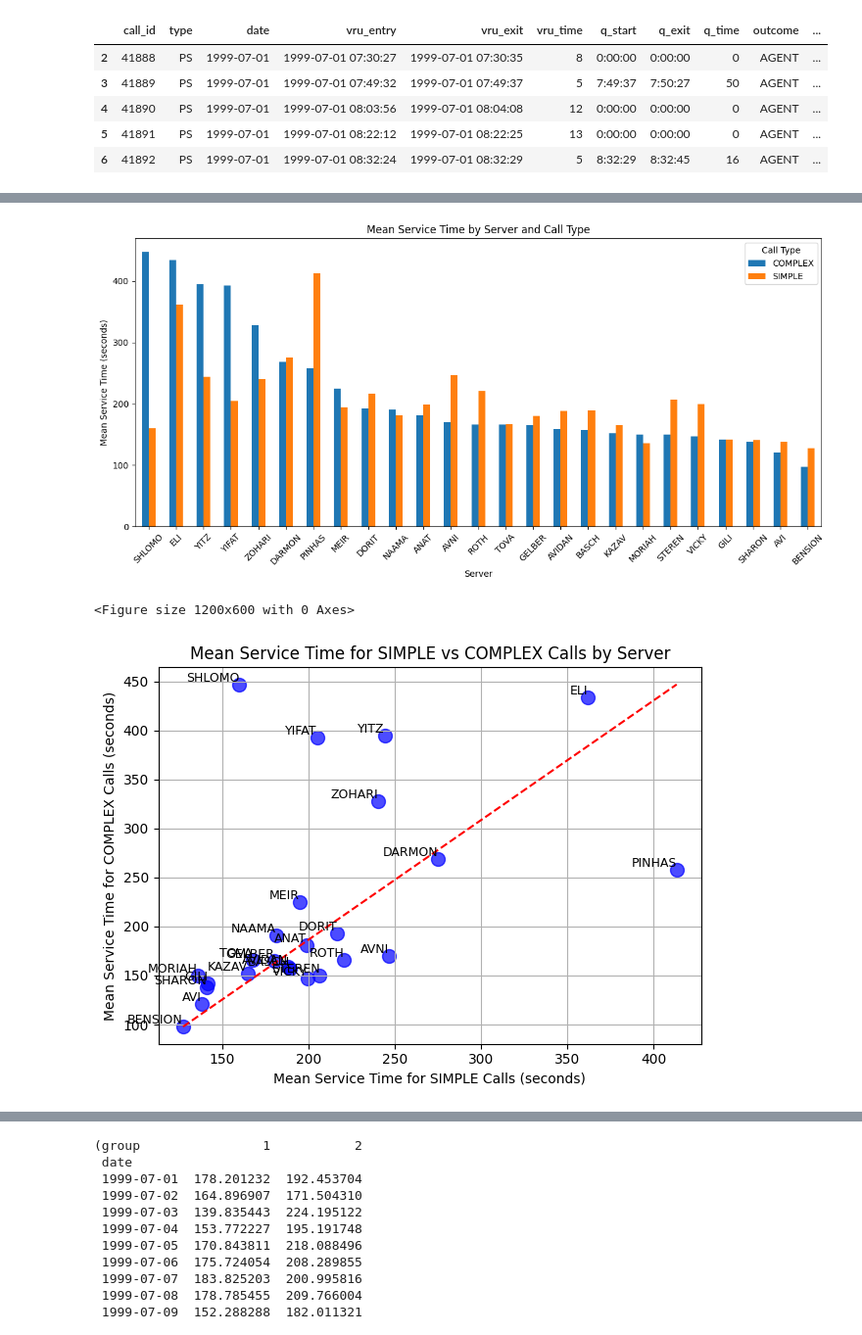
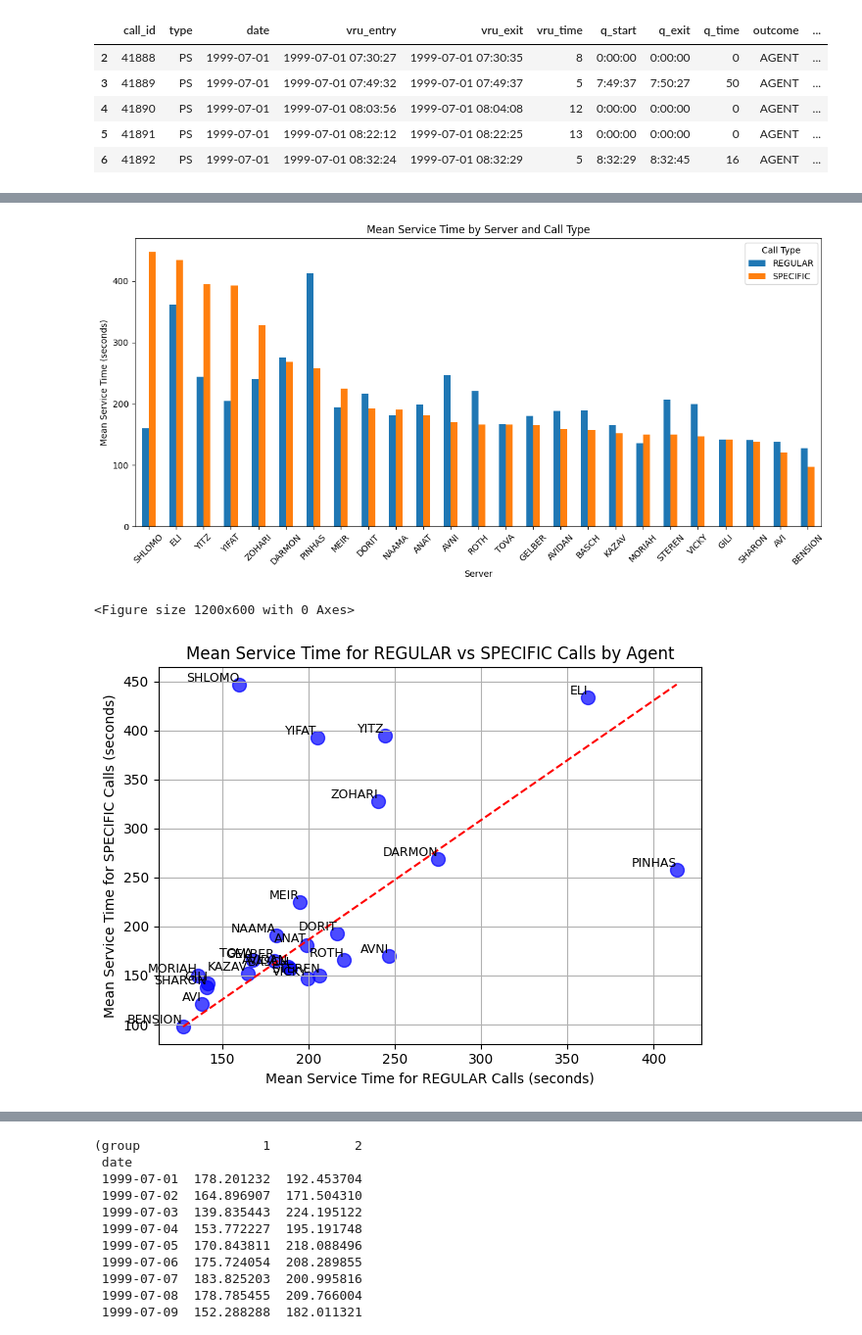
Before and after one commit to ifboelhasrin/MDSProj_CallCentre, a Jupyter notebook: 20250730 AnonBank_Dataset_meeting.ipynb, the cells around one changed output, grey strips where cells are left out. Shown at 98% size. Cells and saved outputs as stored; diff of their text form; code cells hidden in the pictures.

```diff
--- a/20250730 AnonBank_Dataset_meeting.ipynb
+++ b/20250730 AnonBank_Dataset_meeting.ipynb
@@ -358,6 +391,0 @@ I think 7 hours of service is excessive and unrealistic, lets drop it
-# %%
-# Locate the top longest service time
-longest_service_times = cc_df.loc[cc_df['ser_time'].idxmax()]
-
-# Drop the call with the longest service time
-cc_df = cc_df.drop(longest_service_times.name)
@@ -363,0 +394,10 @@ cc_df = cc_df.drop(longest_service_times.name)
+# %%
+# Remove one call with excessive service time
+cc_df = cc_df[cc_df['ser_time'] < 20000]
+
+# Re-group after filtering
+cc_df_grouped = cc_df.groupby('type')
+
+# Check again
+longest_service_times = cc_df.loc[cc_df_grouped['ser_time'].idxmax()]
+longest_service_times
@@ -421,9 +469,9 @@ def ks_test_distributions_df(data):
     return df
 # %%
 # Group the other call into one against 'PS'
-# Because 'PS' is general query, we will call it 'SIMPLE'
+# Because 'PS' is general query, we will call it 'REGULAR'
 cc_type_df = cc_df.copy()
-cc_type_df['type_group'] = cc_type_df['type'].apply(lambda x: 'SIMPLE' if x == 'PS' else 'COMPLEX')
+cc_type_df['type_group'] = cc_type_df['type'].apply(lambda x: 'REGULAR' if x == 'PS' else 'SPECIFIC')
 
 # Display the first few rows of the grouped DataFrame
 cc_type_df.head()
@@ -475,39 +523,39 @@ mean_ser_time
 # %%
 # Plot the mean service times for each server and call type
 # Order by highest mean service time
-mean_ser_time = mean_ser_time.sort_values(by='COMPLEX', ascending=False)
+mean_ser_time = mean_ser_time.sort_values(by='SPECIFIC', ascending=False)
 plt.figure(figsize=(12, 6))
 mean_ser_time.plot(kind='bar', color=['#1f77b4', '#ff7f0e'], ax=plt.gca())
 plt.xlabel('Server')
 plt.ylabel('Mean Service Time (seconds)')
 plt.title('Mean Service Time by Server and Call Type')
 plt.legend(title='Call Type')
 plt.xticks(rotation=45)
 plt.tight_layout()
 plt.show()
 # %% [output]
-[figure, old version]
+[figure, new version]
 # %%
 # Define the diagonal
-simple_min = mean_ser_time['SIMPLE'].min()
-simple_max = mean_ser_time['SIMPLE'].max()
-complex_min = mean_ser_time['COMPLEX'].min()
-complex_max = mean_ser_time['COMPLEX'].max()
+regular_min = mean_ser_time['REGULAR'].min()
+regular_max = mean_ser_time['REGULAR'].max()
+specific_min = mean_ser_time['SPECIFIC'].min()
+specific_max = mean_ser_time['SPECIFIC'].max()
 
 # Create scatterplot of mean service times for each server and call type
 plt.figure(figsize=(12, 6))
-mean_ser_time.plot(kind='scatter', x='SIMPLE', y='COMPLEX', color='blue', s=100, alpha=0.7)
-plt.xlabel('Mean Service Time for SIMPLE Calls (seconds)')
-plt.ylabel('Mean Service Time for COMPLEX Calls (seconds)')
-plt.title('Mean Service Time for SIMPLE vs COMPLEX Calls by Server')
+mean_ser_time.plot(kind='scatter', x='REGULAR', y='SPECIFIC', color='blue', s=100, alpha=0.7)
+plt.xlabel('Mean Service Time for REGULAR Calls (seconds)')
+plt.ylabel('Mean Service Time for SPECIFIC Calls (seconds)')
+plt.title('Mean Service Time for REGULAR vs SPECIFIC Calls by Agent')
 # Add middle line (y = x)
-plt.plot([simple_min, simple_max],
-         [complex_min, complex_max],
+plt.plot([regular_min, regular_max],
+         [specific_min, specific_max],
          'r--', label='Mean service time')
 
 # Label the dots with server names
 for server, row in mean_ser_time.iterrows():
-    plt.text(row['SIMPLE'], row['COMPLEX'], server, fontsize=9, ha='right', va='bottom')
+    plt.text(row['REGULAR'], row['SPECIFIC'], server, fontsize=9, ha='right', va='bottom')
 
 # plt.legend()
 plt.grid(True)
@@ -515,6 +563,6 @@ plt.tight_layout()
 plt.show()
 # %% [output]
 <Figure size 1200x600 with 0 Axes>
-[figure, old version]
+[figure, new version]
 # %%
 # Slope and intercept of the diagonal
```
Also changed, not shown: parts of 83 cells of this notebook, 18 other files.
